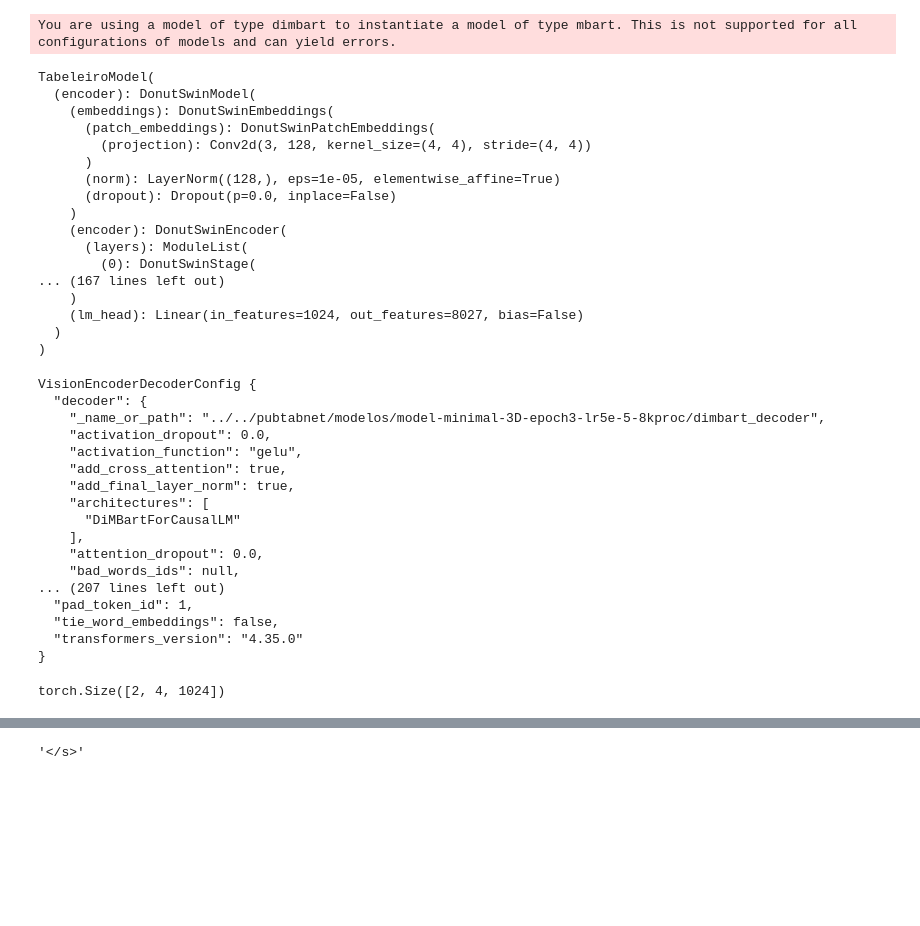
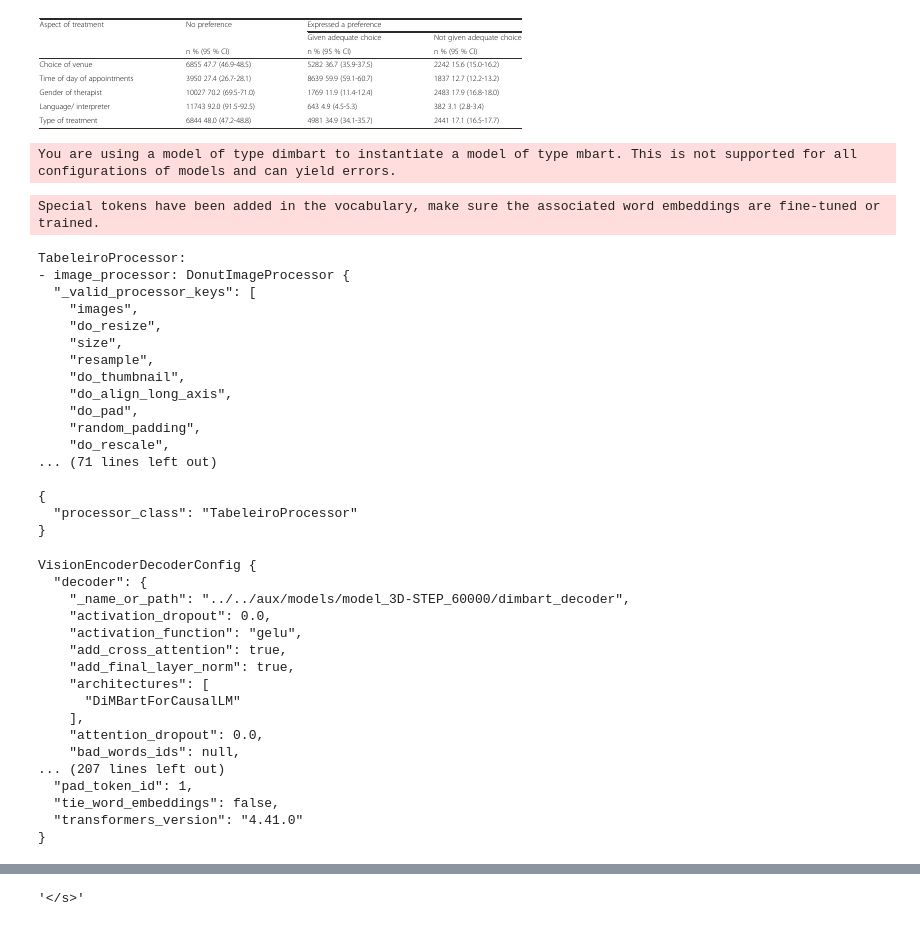
Before and after one commit to joaopaulo7/3D-Positioning-in-Generative-Table-Recognition, a Jupyter notebook: proj/notebooks/Avalia_em_Teste.ipynb, the cells around one changed output, grey strips where cells are left out. Drawn from its saved outputs; the diff is of its cells as text; code cells hidden in the pictures; blank space fills up the shorter version.

```diff
--- a/proj/notebooks/Avalia_em_Teste.ipynb
+++ b/proj/notebooks/Avalia_em_Teste.ipynb
@@ -6,9 +6,10 @@ sys.path.insert(0, '../src')
 
 from transformers import DonutProcessor
 from modeling_tabeleiro import TabeleiroModel
+from processing_tabeleiro import TabeleiroProcessor
 from PIL import Image
 
 
-IMG_PATH = "../../pubtabnet/imgs/final_eval/"
+IMG_PATH = "../../aux/data/imgs/final_eval/"
 
 filelist = os.listdir(IMG_PATH)
@@ -23,33 +29,47 @@ Special tokens have been added in the vocabulary, make sure the associated word
+# %%
+image = Image.open(IMG_PATH + filelist[0])
+# %%
+image
+# %% [output]
+[figure, added]
 # %%
-model = TabeleiroModel.from_pretrained("../../pubtabnet/modelos/model-minimal-3D-epoch3-lr5e-5-8kproc")
-model.config.pad_token_id = processor.tokenizer.pad_token_id
-model.config.decoder_start_token_id = processor.tokenizer.convert_tokens_to_ids(["<table_extraction>"])[0]
-model
+model = TabeleiroModel.from_pretrained("../../aux/models/model_3D-STEP_60000")
 # %% [output]
 You are using a model of type dimbart to instantiate a model of type mbart. This is not supported for all configurations of models and can yield errors.
-TabeleiroModel(
-  (encoder): DonutSwinModel(
-    (embeddings): DonutSwinEmbeddings(
-      (patch_embeddings): DonutSwinPatchEmbeddings(
-        (projection): Conv2d(3, 128, kernel_size=(4, 4), stride=(4, 4))
-      )
-      (norm): LayerNorm((128,), eps=1e-05, elementwise_affine=True)
-      (dropout): Dropout(p=0.0, inplace=False)
-    )
-    (encoder): DonutSwinEncoder(
-      (layers): ModuleList(
-        (0): DonutSwinStage(
-... (167 lines left out)
-    )
-    (lm_head): Linear(in_features=1024, out_features=8027, bias=False)
-  )
-)
+# %%
+processor = TabeleiroProcessor.from_pretrained("../../aux/processors/donut-base")
+processor.image_processor.size = model.encoder.config.image_size[::-1] # should be (width, height)
+processor.image_processor.do_align_long_axis = False
+# %% [output]
+Special tokens have been added in the vocabulary, make sure the associated word embeddings are fine-tuned or trained.
+# %%
+processor
+# %% [output]
+TabeleiroProcessor:
+- image_processor: DonutImageProcessor {
+  "_valid_processor_keys": [
+    "images",
+    "do_resize",
+    "size",
+    "resample",
+    "do_thumbnail",
+    "do_align_long_axis",
+    "do_pad",
+    "random_padding",
+    "do_rescale",
+... (71 lines left out)
+
+{
+  "processor_class": "TabeleiroProcessor"
+}
 # %%
+model.config.pad_token_id = processor.tokenizer.pad_token_id
+model.config.decoder_start_token_id = processor.tokenizer.convert_tokens_to_ids(["<table_extraction>"])[0]
 model.config
 # %% [output]
 VisionEncoderDecoderConfig {
   "decoder": {
-    "_name_or_path": "../../pubtabnet/modelos/model-minimal-3D-epoch3-lr5e-5-8kproc/dimbart_decoder",
+    "_name_or_path": "../../aux/models/model_3D-STEP_60000/dimbart_decoder",
     "activation_dropout": 0.0,
     "activation_function": "gelu",
     "add_cross_attention": true,
@@ -62,10 +82,5 @@ VisionEncoderDecoderConfig {
 ... (207 lines left out)
   "pad_token_id": 1,
   "tie_word_embeddings": false,
-  "transformers_version": "4.35.0"
+  "transformers_version": "4.41.0"
 }
-# %%
-model.decoder.model.decoder.embed_positions(torch.IntTensor([[0, 1, 3, 4],
-                                             [5, 7, 8, 6]]))[0].shape
-# %% [output]
-torch.Size([2, 4, 1024])
```
Also changed, not shown: parts of 11 cells of this notebook, 4 other files.
